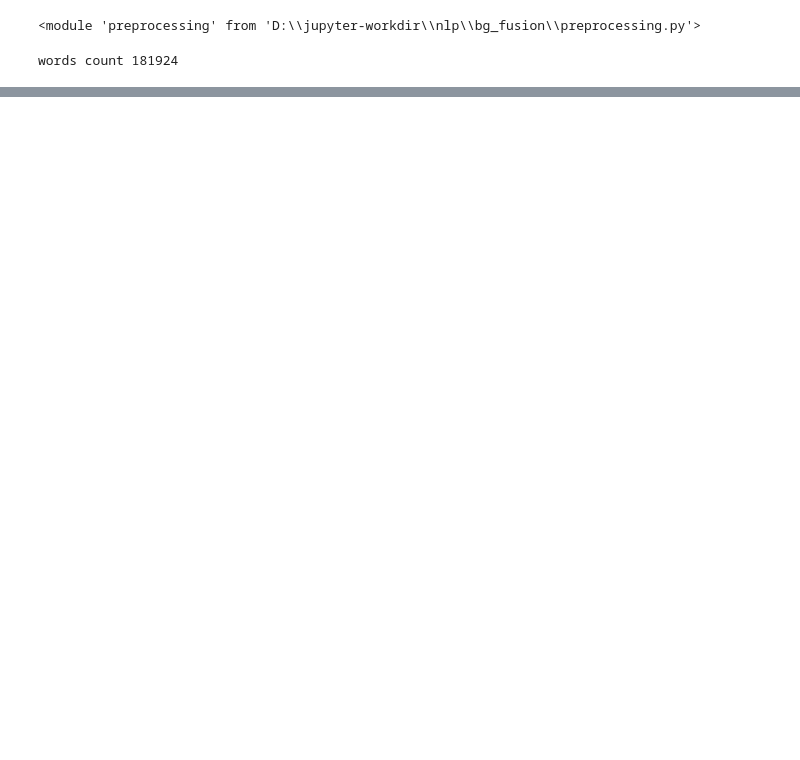
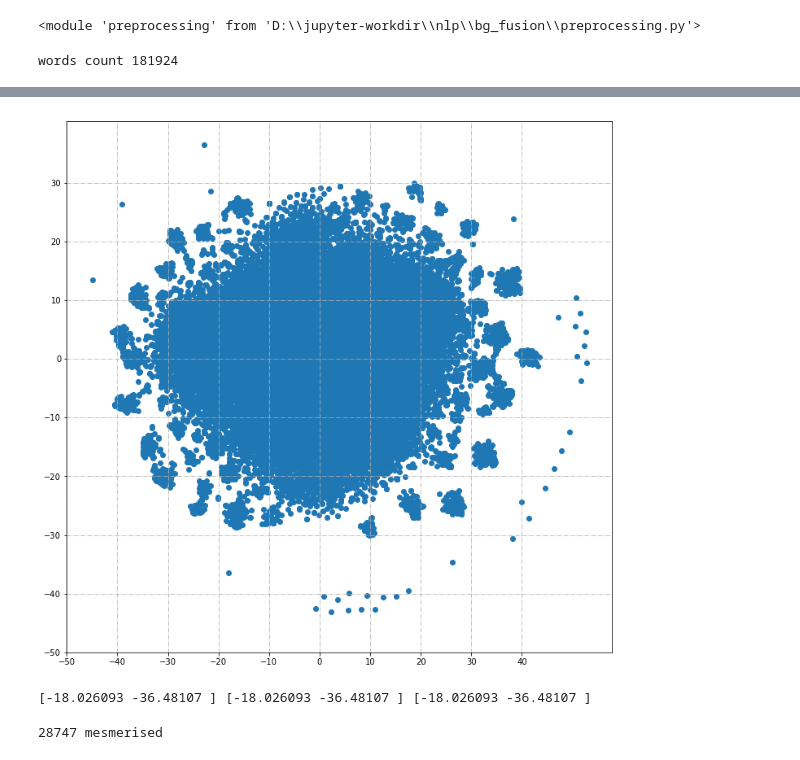
Before and after one commit to why2012/nlp_models, a Jupyter notebook: bg_fusion/spp_embedding_net.ipynb, the cells around one changed output, grey strips where cells are left out. Drawn from its saved outputs; the diff is of its cells as text; code cells hidden in the pictures; blank space fills up the shorter version.

```diff
--- a/bg_fusion/spp_embedding_net.ipynb
+++ b/bg_fusion/spp_embedding_net.ipynb
@@ -63,3 +73,4 @@ def getdata(num_words=None):
 # %%
 # (X_train, y_train), (X_test, y_test) = imdb.load_data(path="E:/paper/stackingmodel/imdb/imdb.npz", num_words=10000)
-(X_train, y_train), (X_test, y_test) = getdata(num_words=30000)
+num_words = 30000
+(X_train, y_train), (X_test, y_test) = getdata(num_words=num_words)
@@ -324,0 +435,36 @@ accuracy_score(SentGener_test.y, np.round(test_y_hat + 1e-5))
+# %%
+def get_2dvec(vectors):
+    from sklearn.manifold import TSNE
+    tsne = TSNE(perplexity=30, n_components=2)
+    low_dim_embs = tsne.fit_transform(vectors)
+    return low_dim_embs
+
+def plot_vectors(vectors):
+    import matplotlib.pyplot as plt
+    %matplotlib inline
+    plt.figure(figsize=(12, 12))
+    plt.scatter(vectors[:, 0], vectors[:, 1])
+    plt.yticks(np.arange(-50, 40, 10))
+    plt.xticks(np.arange(-50, 50, 10))
+    plt.grid(True, linestyle='-.')
+    plt.show()
+
+def plot_vectors_comp(vectors, compare_words):
+    import matplotlib.pyplot as plt
+    %matplotlib inline
+    plt.figure(figsize=(12, 12))
+    compare_vec = []
+    for w in compare_words:
+        if w in w2i_dict:
+            vec = low_dim_embs[w2i_dict[w]]
+            plt.annotate(w, xy=(vec[0], vec[1]), xytext=(5, 2), textcoords='offset points', ha="right", va="bottom", color="k")
+            compare_vec.append(vec)
+    compare_vec = np.array(compare_vec)
+    plt.scatter(vectors[:, 0], vectors[:, 1])
+    plt.scatter(compare_vec[:, 0], compare_vec[:, 1], c="g")
+    plt.yticks(np.arange(-50, 40, 10))
+    plt.xticks(np.arange(-50, 50, 10))
+    plt.grid(True, linestyle='-.')
+    plt.show()
+# %%
+low_dim_embs = get_2dvec(embedings[:num_words])
@@ -324,0 +473,4 @@ accuracy_score(SentGener_test.y, np.round(test_y_hat + 1e-5))
+# %%
+plot_vectors(low_dim_embs)
+# %% [output]
+[figure, added]
@@ -324,0 +483,10 @@ accuracy_score(SentGener_test.y, np.round(test_y_hat + 1e-5))
+# %%
+# min, max, avg
+print(np.min(low_dim_embs[loc], axis=0), np.max(low_dim_embs[loc], axis=0), np.average(low_dim_embs[loc], axis=0))
+# %% [output]
+[-18.026093 -36.48107 ] [-18.026093 -36.48107 ] [-18.026093 -36.48107 ]
+# %%
+# cluster words
+for l in loc: print(l, i2w_dict[l])
+# %% [output]
+28747 mesmerised
```
Also changed, not shown: parts of 30 cells of this notebook, 2 other files.
